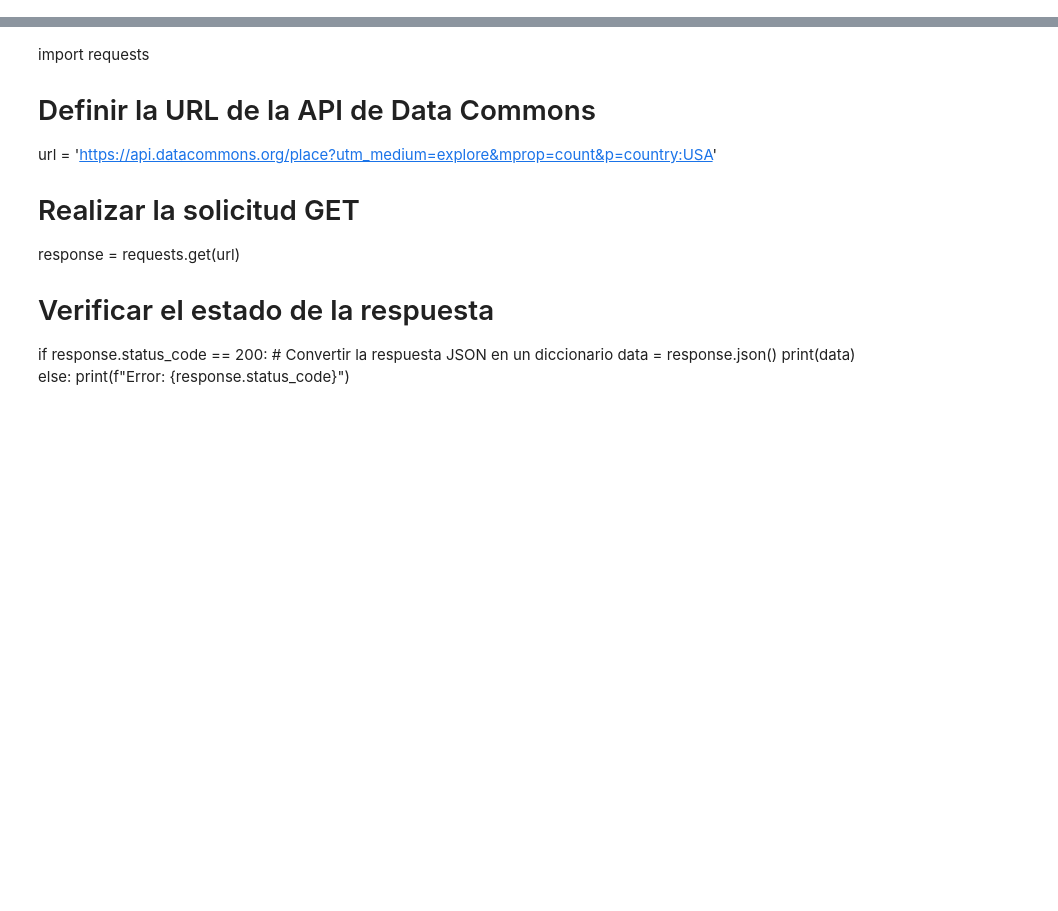
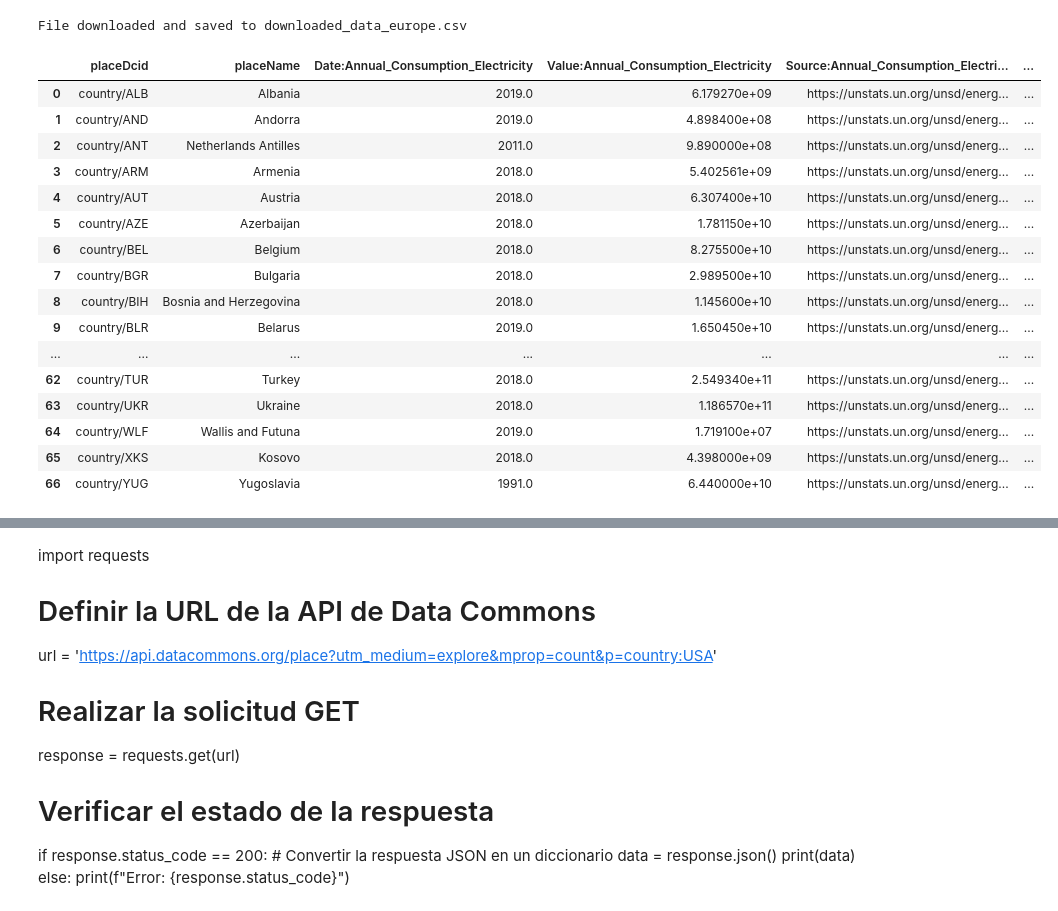
Before and after one commit to beatranche/project-3-data-wrangling-ironhack, a Jupyter notebook: main.ipynb, the cells around one changed output, grey strips where cells are left out. Drawn from its saved outputs; the diff is of its cells as text; code cells hidden in the pictures; blank space fills up the shorter version.

Commit message:
New main
Added:
europe database
new csv

```diff
--- a/main.ipynb
+++ b/main.ipynb
@@ -100,0 +1,71 @@ Index: []
+# %%
+import requests
+import pandas as pd
+
+def download_file_from_google_drive(file_id, destination):
+    """
+    Downloads a file from Google Drive given its file ID.
+
+    Parameters:
+        file_id (str): The ID of the file on Google Drive.
+        destination (str): The path where the file will be saved.
+    """
+    URL = "https://drive.google.com/uc?export=download"
+    session = requests.Session()
+    response = session.get(URL, params={'id': file_id}, stream=True)
+
+    # Check for confirmation token
+    token = None
+    for key, value in response.cookies.items():
+        if key.startswith('confirm'):
+            token = value
+            break
+
+    if token:
+        response = session.get(URL, params={'id': file_id, 'confirm': token}, stream=True)
+
+    # Write file to destination
+    with open(destination, 'wb') as f:
+        for chunk in response.iter_content(chunk_size=8192):
+            f.write(chunk)
+
+    print(f"File downloaded and saved to {destination}")
+
+# Google Drive file ID from the shared link
+file_id = '1PCZAdl7t2wyIapwoBAIDlPDsEU0xhiJJ'
+destination = 'downloaded_data_europe.csv'
+
+# Download the file
+download_file_from_google_drive(file_id, destination)
+
+# Load the data into a DataFrame
+df = pd.read_csv(destination)
+
+# Display all rows and columns
+pd.set_option('display.max_rows', None)
+pd.set_option('display.max_columns', None)
+
+# Remove rows that are completely empty
+df_cleaned = df.dropna(how='all')
+
+# Display the cleaned DataFrame
+display(df_cleaned)
+# %% [output]
+File downloaded and saved to downloaded_data_europe.csv
+|  | placeDcid | placeName | Date:Annual_Consumption_Electricity | Value:Annual_Consumption_Electricity | Source:Annual_Consumption_Electri... | ... |
+| 0 | country/ALB | Albania | 2019.0 | 6.179270e+09 | https://unstats.un.org/unsd/energ... | ... |
+| 1 | country/AND | Andorra | 2019.0 | 4.898400e+08 | https://unstats.un.org/unsd/energ... | ... |
+| 2 | country/ANT | Netherlands Antilles | 2011.0 | 9.890000e+08 | https://unstats.un.org/unsd/energ... | ... |
+| 3 | country/ARM | Armenia | 2018.0 | 5.402561e+09 | https://unstats.un.org/unsd/energ... | ... |
+| 4 | country/AUT | Austria | 2018.0 | 6.307400e+10 | https://unstats.un.org/unsd/energ... | ... |
+| 5 | country/AZE | Azerbaijan | 2018.0 | 1.781150e+10 | https://unstats.un.org/unsd/energ... | ... |
+| 6 | country/BEL | Belgium | 2018.0 | 8.275500e+10 | https://unstats.un.org/unsd/energ... | ... |
+| 7 | country/BGR | Bulgaria | 2018.0 | 2.989500e+10 | https://unstats.un.org/unsd/energ... | ... |
+| 8 | country/BIH | Bosnia and Herzegovina | 2018.0 | 1.145600e+10 | https://unstats.un.org/unsd/energ... | ... |
+| 9 | country/BLR | Belarus | 2019.0 | 1.650450e+10 | https://unstats.un.org/unsd/energ... | ... |
+| ... | ... | ... | ... | ... | ... | ... |
+| 62 | country/TUR | Turkey | 2018.0 | 2.549340e+11 | https://unstats.un.org/unsd/energ... | ... |
+| 63 | country/UKR | Ukraine | 2018.0 | 1.186570e+11 | https://unstats.un.org/unsd/energ... | ... |
+| 64 | country/WLF | Wallis and Futuna | 2019.0 | 1.719100e+07 | https://unstats.un.org/unsd/energ... | ... |
+| 65 | country/XKS | Kosovo | 2018.0 | 4.398000e+09 | https://unstats.un.org/unsd/energ... | ... |
+| 66 | country/YUG | Yugoslavia | 1991.0 | 6.440000e+10 | https://unstats.un.org/unsd/energ... | ... |
```
Also changed, not shown: parts of 2 cells of this notebook, 3 other files.
